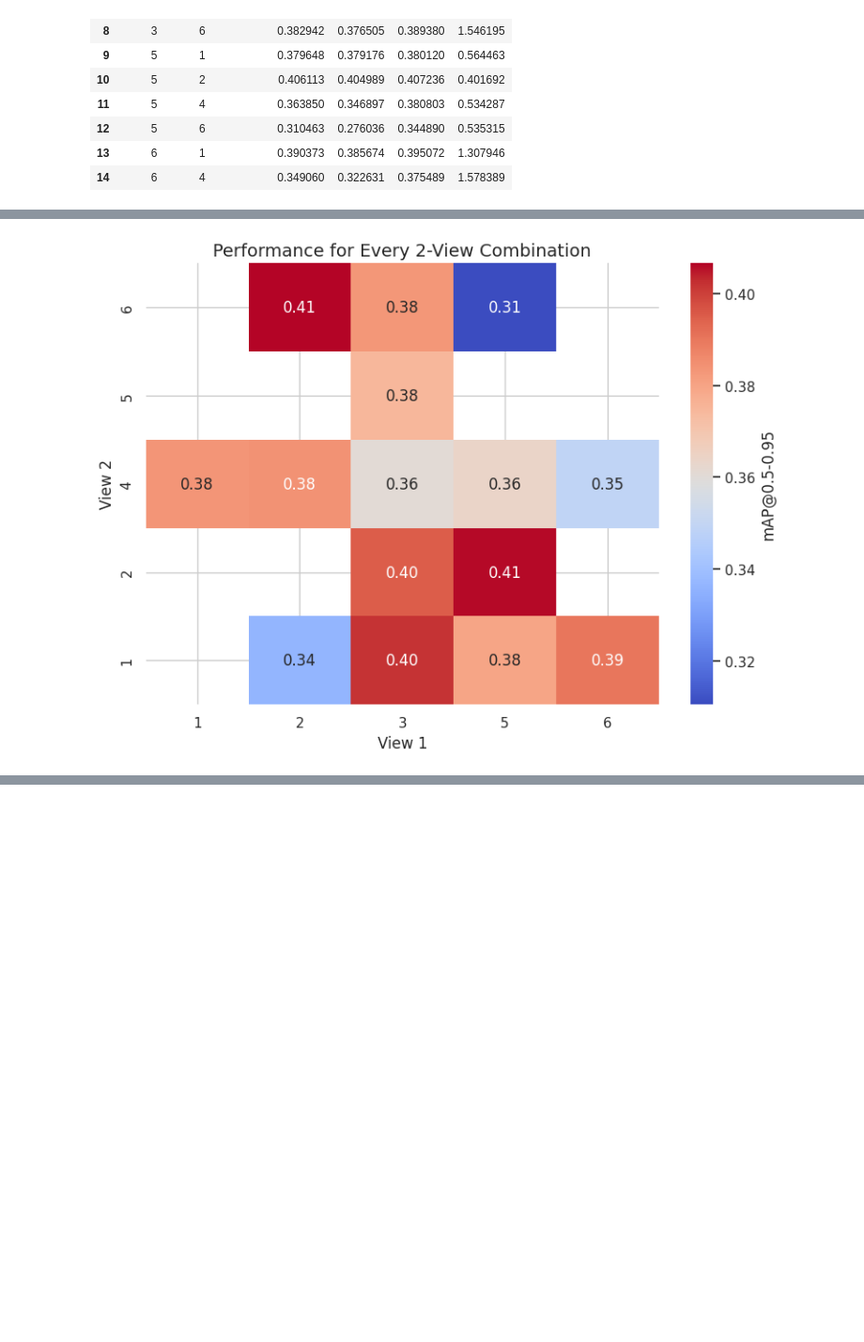
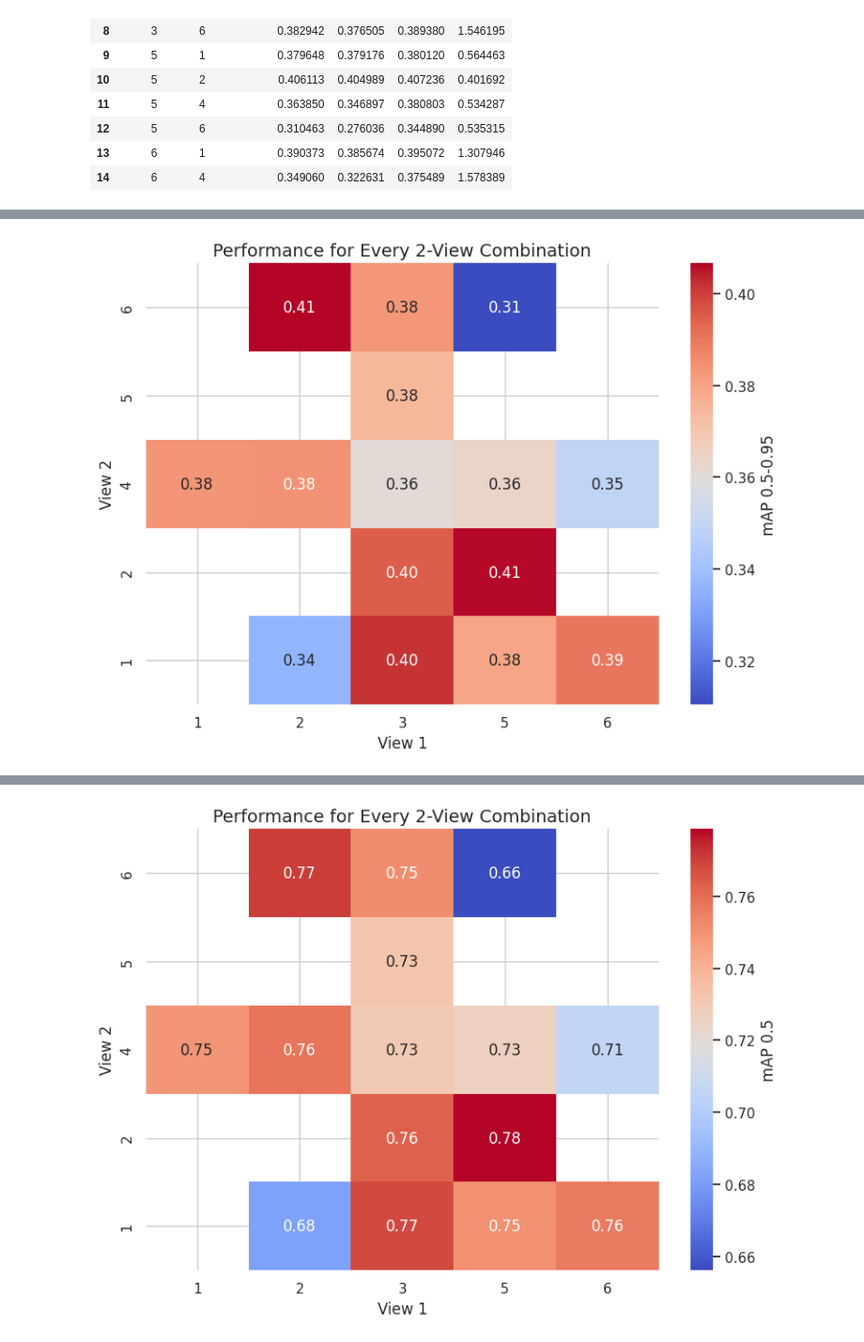
Before and after one commit to UGA-BSAIL/self-supervised-learning, a Jupyter notebook: notebooks/generate_figures.ipynb, the cells around one changed output, grey strips where cells are left out. Shown at 94% size. Cells and saved outputs as stored; diff of their text form; code cells hidden in the pictures; blank space fills up the shorter version.

```diff
--- a/notebooks/generate_figures.ipynb
+++ b/notebooks/generate_figures.ipynb
@@ -890,37 +890,43 @@ agg_data.dropna()
 | 13 | 6 | 1 | 0.390373 | 0.385674 | 0.395072 | 1.307946 |
 | 14 | 6 | 4 | 0.349060 | 0.322631 | 0.375489 | 1.578389 |
 # %%
-# Step 1: Specify the custom order for View 1 and View 2
-#camera_order = [4, 2, 0, 5, 1, 3]  # Order of the cameras around the frame.
-camera_order = [1, 2, 3, 4, 5, 6]
+import pandas as pd
 
-# Step 2: Convert the columns to a categorical type with the specified order
-multi_view_data['View 1'] = pd.Categorical(multi_view_data['View 1'], categories=camera_order, ordered=True)
-multi_view_data['View 2'] = pd.Categorical(multi_view_data['View 2'], categories=camera_order[::-1], ordered=True)
+def generate_2_view_figure(metric: str):
+    # Step 1: Specify the custom order for View 1 and View 2
+    #camera_order = [4, 2, 0, 5, 1, 3]  # Order of the cameras around the frame.
+    camera_order = [1, 2, 3, 4, 5, 6]
 
-# Step 3: Pivot the data to create a matrix for the heatmap
-heatmap_data = multi_view_data.pivot_table(
-    index='View 2', columns='View 1', values='mAP 0.5-0.95', aggfunc='mean'
-)
+    # Step 2: Convert the columns to a categorical type with the specified order
+    multi_view_data['View 1'] = pd.Categorical(multi_view_data['View 1'], categories=camera_order, ordered=True)
+    multi_view_data['View 2'] = pd.Categorical(multi_view_data['View 2'], categories=camera_order[::-1], ordered=True)
 
-# Step 4: Create the heatmap
-plt.figure(figsize=(8, 6))
-sns.heatmap(
-    heatmap_data,
-    annot=True,  # Annotate cells with data values
-    fmt=".2f",   # Format for the annotations
-    cmap="coolwarm",  # Colormap
-    cbar_kws={'label': 'mAP@0.5-0.95'}  # Label for the color bar
-)
+    # Step 3: Pivot the data to create a matrix for the heatmap
+    heatmap_data = multi_view_data.pivot_table(
+        index='View 2', columns='View 1', values=metric, aggfunc='mean'
+    )
 
-# Step 5: Customize the plot
-plt.xlabel('View 1', fontsize=12)
-plt.ylabel('View 2', fontsize=12)
-plt.title('Performance for Every 2-View Combination', fontsize=14)
-plt.tight_layout()
+    # Step 4: Create the heatmap
+    plt.figure(figsize=(8, 6))
+    sns.heatmap(
+        heatmap_data,
+        annot=True,  # Annotate cells with data values
+        fmt=".2f",   # Format for the annotations
+        cmap="coolwarm",  # Colormap
+        cbar_kws={'label': metric}  # Label for the color bar
+    )
 
-# Show the plot
-plt.show()
+    # Step 5: Customize the plot
+    plt.xlabel('View 1', fontsize=12)
+    plt.ylabel('View 2', fontsize=12)
+    plt.title('Performance for Every 2-View Combination', fontsize=14)
+    plt.tight_layout()
+
+    # Show the plot
+    plt.show()
+
+generate_2_view_figure("mAP 0.5-0.95")
+generate_2_view_figure("mAP 0.5")
 # %% [output]
 [interactive output not drawn]
-[figure, old version]
+[figure, new version]
@@ -927,3 +934,4 @@ plt.show()
+[figure, added]
 # %%
 # Multi-view boll data
 import pandas as pd
```
Also changed, not shown: parts of 7 cells of this notebook, 5 other files.
